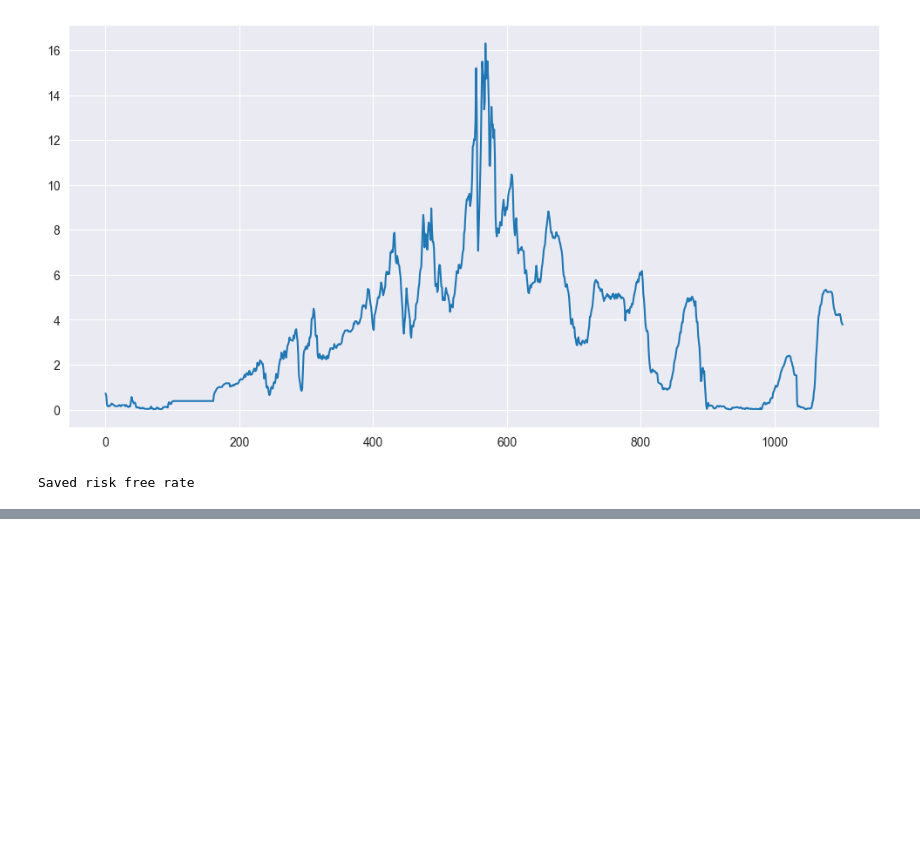
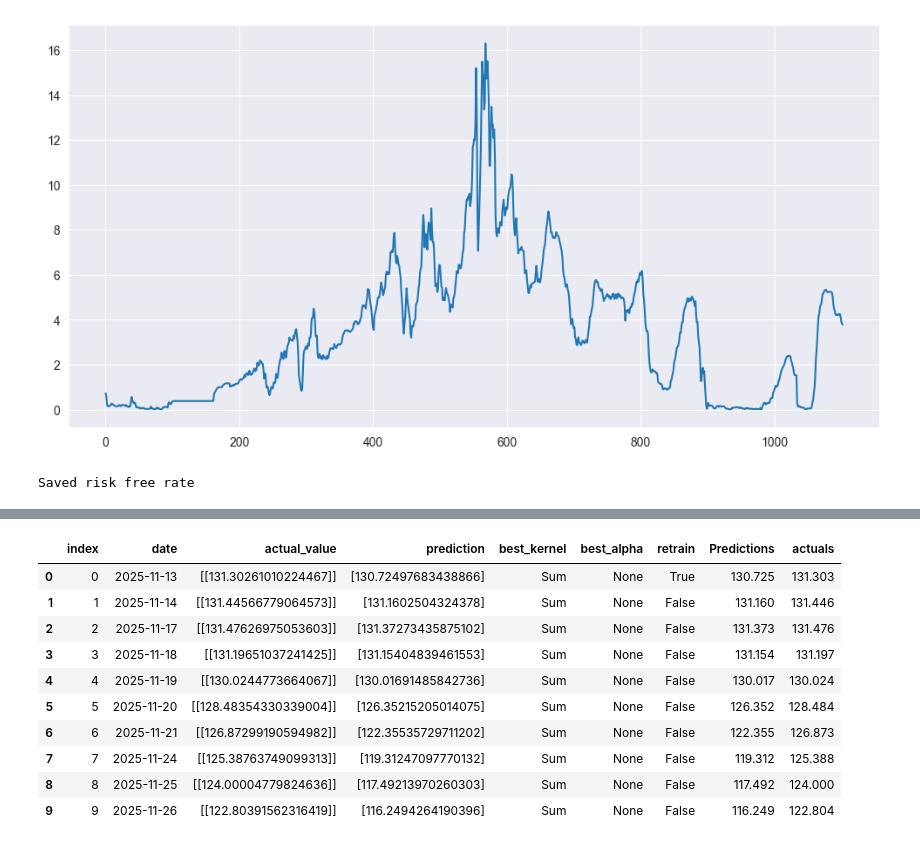
Before and after one commit to ttoe05/mean-reversion-strategy, a Jupyter notebook: src/model_pipeline_testing.ipynb, the cells around one changed output, grey strips where cells are left out. Cells and saved outputs as stored; diff of their text form; code cells hidden in the pictures; blank space fills up the shorter version.

```diff
--- a/src/model_pipeline_testing.ipynb
+++ b/src/model_pipeline_testing.ipynb
@@ -183,0 +248,14 @@ Saved risk free rate
+# %%
+df_melted
+# %% [output]
+|  | index | date | actual_value | prediction | best_kernel | best_alpha | retrain | Predictions | actuals |
+| 0 | 0 | 2025-11-13 | [[131.30261010224467]] | [130.72497683438866] | Sum | None | True | 130.725 | 131.303 |
+| 1 | 1 | 2025-11-14 | [[131.44566779064573]] | [131.1602504324378] | Sum | None | False | 131.160 | 131.446 |
+| 2 | 2 | 2025-11-17 | [[131.47626975053603]] | [131.37273435875102] | Sum | None | False | 131.373 | 131.476 |
+| 3 | 3 | 2025-11-18 | [[131.19651037241425]] | [131.15404839461553] | Sum | None | False | 131.154 | 131.197 |
+| 4 | 4 | 2025-11-19 | [[130.0244773664067]] | [130.01691485842736] | Sum | None | False | 130.017 | 130.024 |
+| 5 | 5 | 2025-11-20 | [[128.48354330339004]] | [126.35215205014075] | Sum | None | False | 126.352 | 128.484 |
+| 6 | 6 | 2025-11-21 | [[126.87299190594982]] | [122.35535729711202] | Sum | None | False | 122.355 | 126.873 |
+| 7 | 7 | 2025-11-24 | [[125.38763749099313]] | [119.31247097770132] | Sum | None | False | 119.312 | 125.388 |
+| 8 | 8 | 2025-11-25 | [[124.00004779824636]] | [117.49213970260303] | Sum | None | False | 117.492 | 124.000 |
+| 9 | 9 | 2025-11-26 | [[122.80391562316419]] | [116.2494264190396] | Sum | None | False | 116.249 | 122.804 |
```
Also changed, not shown: parts of 4 cells of this notebook, 13 other files.
